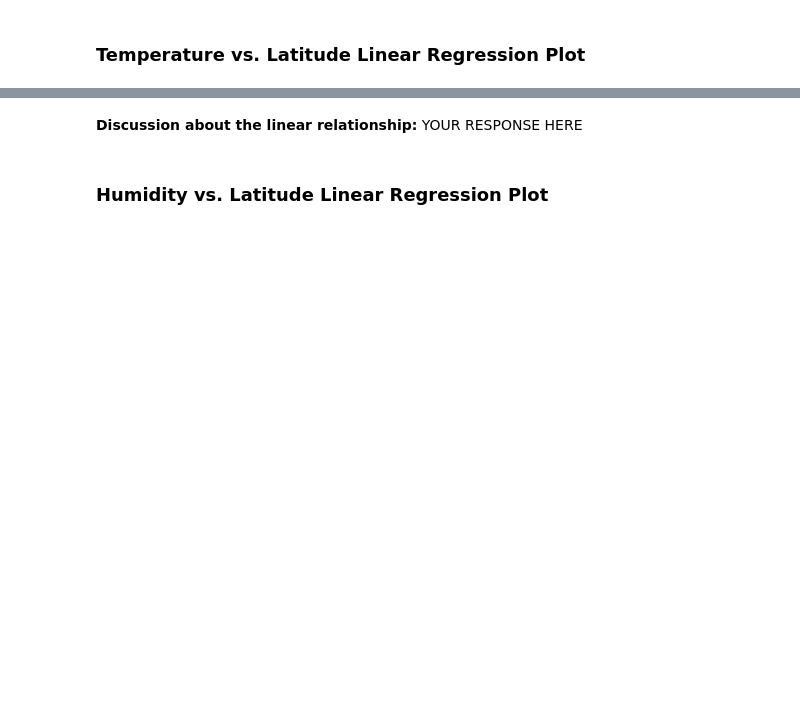
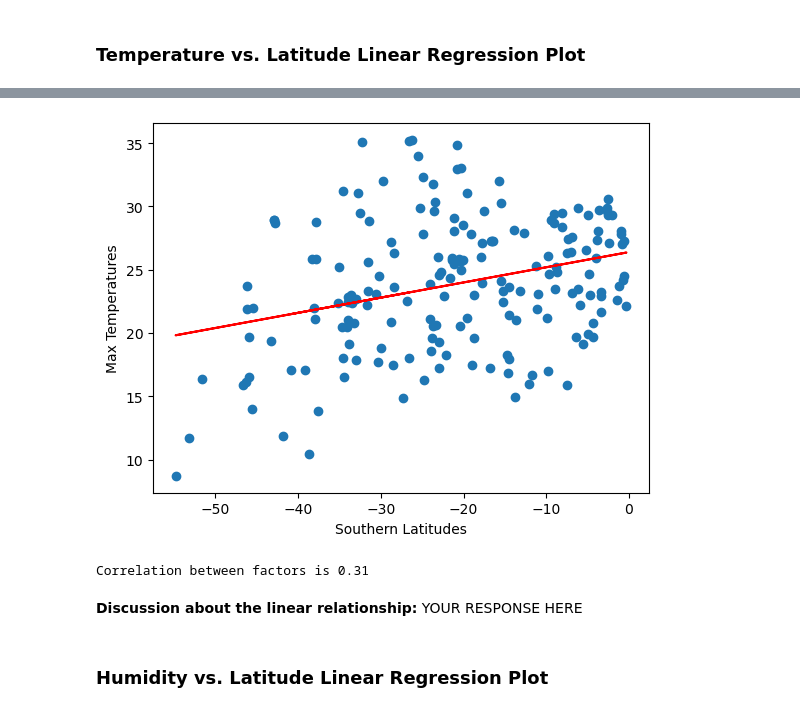
Before and after one commit to bjhepburn/weather_challenge, a Jupyter notebook: weatherpy/WeatherPy.ipynb, the cells around one changed output, grey strips where cells are left out. Drawn from its saved outputs; the diff is of its cells as text; code cells hidden in the pictures; blank space fills up the shorter version.

```diff
--- a/weatherpy/WeatherPy.ipynb
+++ b/weatherpy/WeatherPy.ipynb
@@ -339,3 +342,17 @@ ValueError: x, y, and format string must not be None
+# %%
+# Linear regression on Southern Hemisphere
+south_lats = southern_hemi_df['Lat']
+south_temps = southern_hemi_df['Max Temp']
+south_temp_corr = linear_regression(south_lats,south_temps)
+plt.scatter(south_lats,south_temps)
+plt.plot(south_lats,south_temp_corr[0], "r-")
+plt.xlabel('Southern Latitudes')
+plt.ylabel('Max Temperatures')
+plt.show()
+print(f'Correlation between factors is {round(sh_temp_correlation[1][0],2)}')
+# %% [output]
+[figure, added]
+Correlation between factors is 0.31
 # %% [markdown]
 **Discussion about the linear relationship:** YOUR RESPONSE HERE
 # %% [markdown]
```
Also changed, not shown: parts of 16 cells of this notebook, 5 other files.
